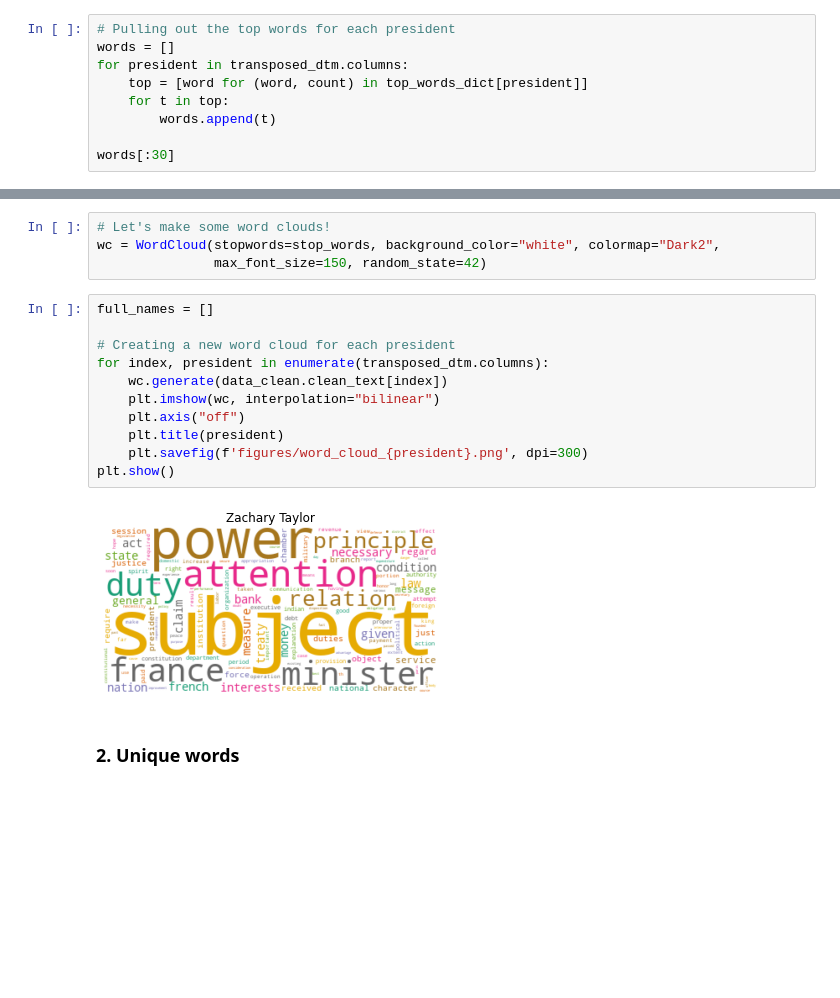
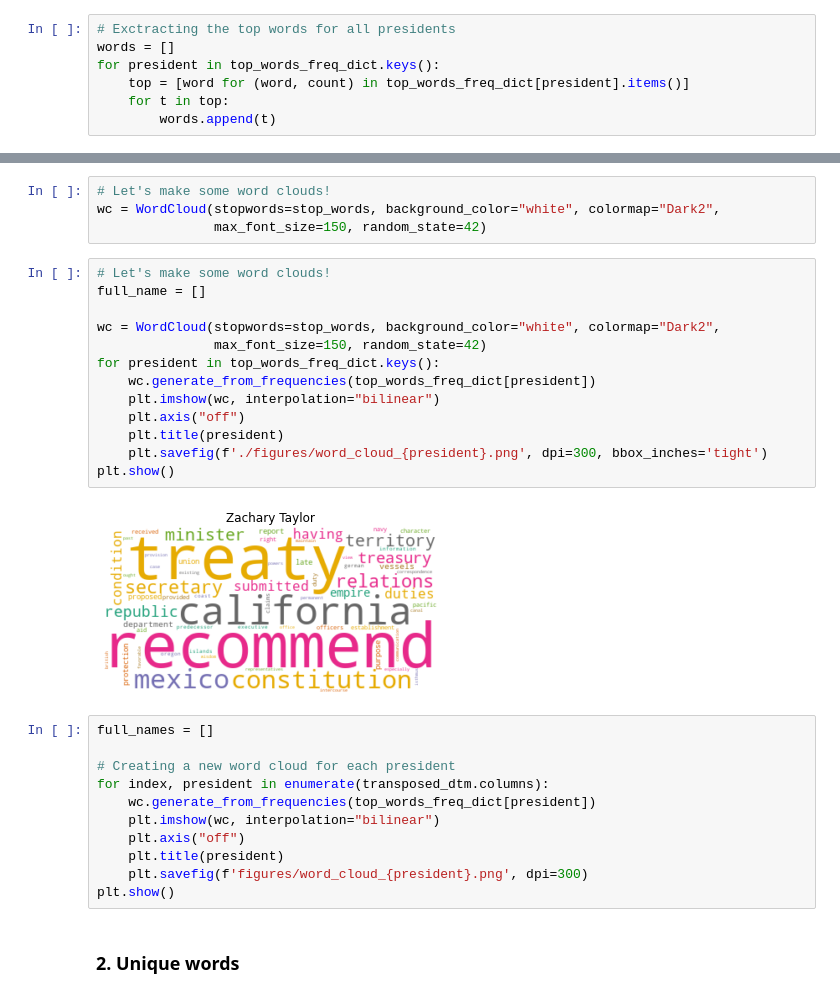
Before and after one commit to tiroger/NLP-SOTU, a Jupyter notebook: eda.ipynb, the cells around one changed output, grey strips where cells are left out. Saved outputs shown, nothing was run; the diff lists cells and outputs as text; blank space fills up the shorter version.

```diff
--- a/eda.ipynb
+++ b/eda.ipynb
@@ -96,9 +134,7 @@ states, congress, government, united, new, recommend, treaty, california, shall,
 # %%
-# Pulling out the top words for each president
+# Exctracting the top words for all presidents
 words = []
-for president in transposed_dtm.columns:
-    top = [word for (word, count) in top_words_dict[president]]
+for president in top_words_freq_dict.keys():
+    top = [word for (word, count) in top_words_freq_dict[president].items()]
     for t in top:
         words.append(t)
-
-words[:30]
@@ -208,19 +279,32 @@ stop_words
 # Let's make some word clouds!
 wc = WordCloud(stopwords=stop_words, background_color="white", colormap="Dark2",
                max_font_size=150, random_state=42)
+# %%
+# Let's make some word clouds!
+full_name = []
+
+wc = WordCloud(stopwords=stop_words, background_color="white", colormap="Dark2",
+               max_font_size=150, random_state=42)
+for president in top_words_freq_dict.keys():
+    wc.generate_from_frequencies(top_words_freq_dict[president])
+    plt.imshow(wc, interpolation="bilinear")
+    plt.axis("off")
+    plt.title(president)
+    plt.savefig(f'./figures/word_cloud_{president}.png', dpi=300, bbox_inches='tight')
+plt.show()
+# %% [output]
+[figure, added]
 # %%
 full_names = []
 
 # Creating a new word cloud for each president
 for index, president in enumerate(transposed_dtm.columns):
-    wc.generate(data_clean.clean_text[index])
+    wc.generate_from_frequencies(top_words_freq_dict[president])
     plt.imshow(wc, interpolation="bilinear")
     plt.axis("off")
     plt.title(president)
     plt.savefig(f'figures/word_cloud_{president}.png', dpi=300)
 plt.show()
-# %% [output]
-[figure, removed]
 # %% [markdown]
 ### 2. Unique words
 # %%
```
Also changed, not shown: parts of 13 cells of this notebook, 59 other files.
